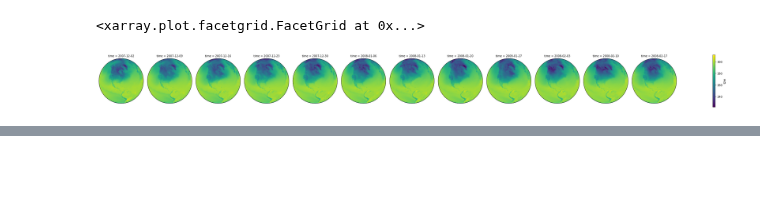
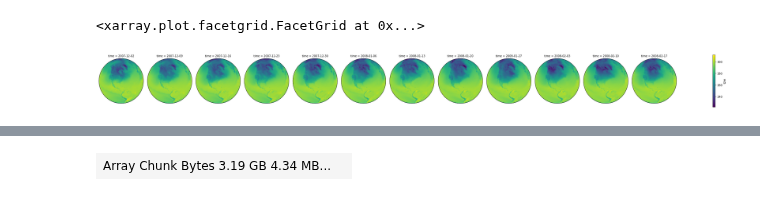
Before and after one commit to geosciences-data-practicum/reanalysis_getter, a Jupyter notebook: analysis/winter_test.ipynb, the cells around one changed output, grey strips where cells are left out. Saved outputs shown, nothing was run; the diff lists cells and outputs as text; code cells hidden in the pictures; blank space fills up the shorter version.

```diff
--- a/analysis/winter_test.ipynb
+++ b/analysis/winter_test.ipynb
@@ -222,0 +212,4 @@ air_week_df_group[air_week_df_group.left_temp_interval == 303]
+# %%
+era_5_sfc_temp_array.data
+# %% [output]
+| Array Chunk Bytes 3.19 GB 4.34 MB... |  |
```
Also changed, not shown: parts of 38 cells of this notebook.
